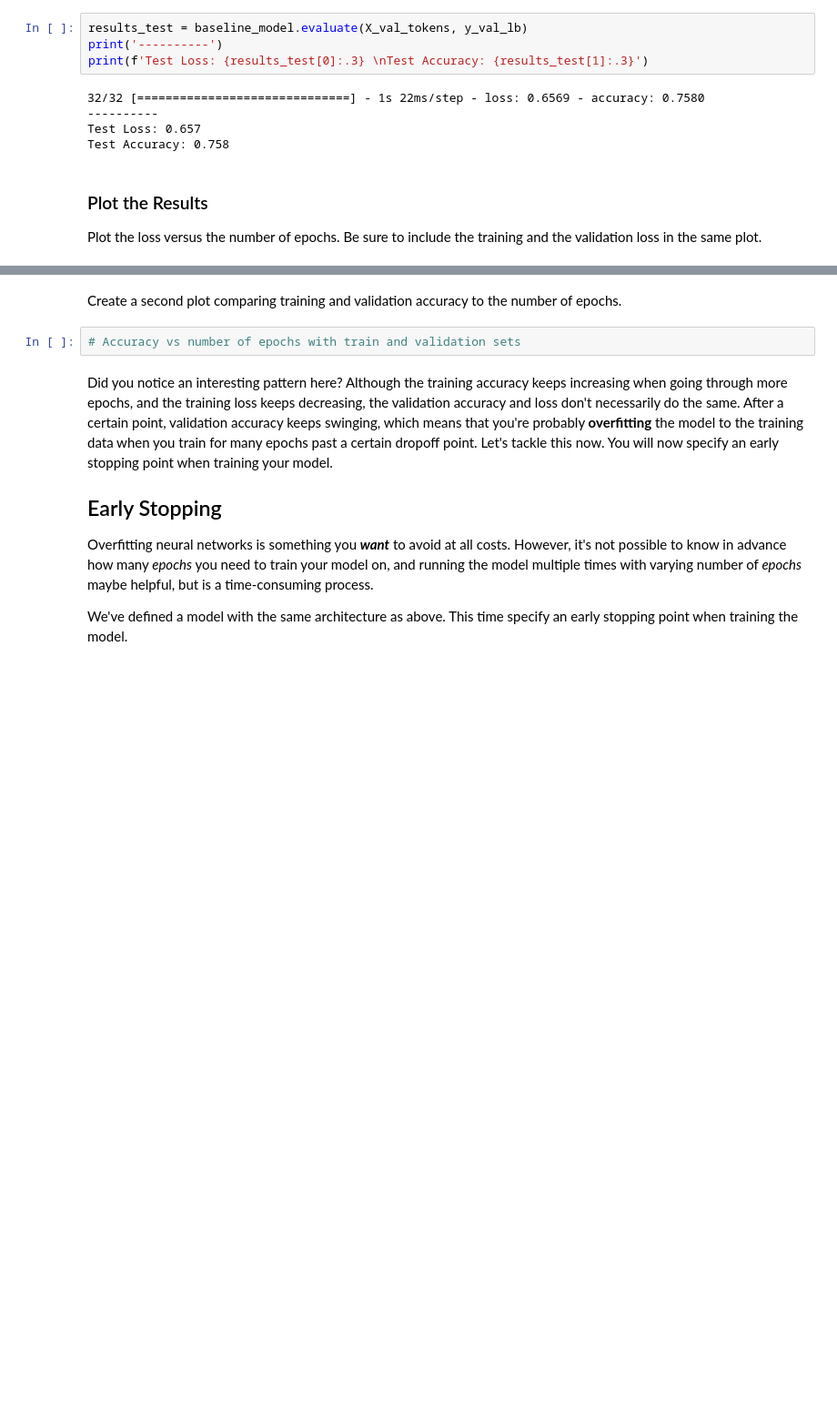
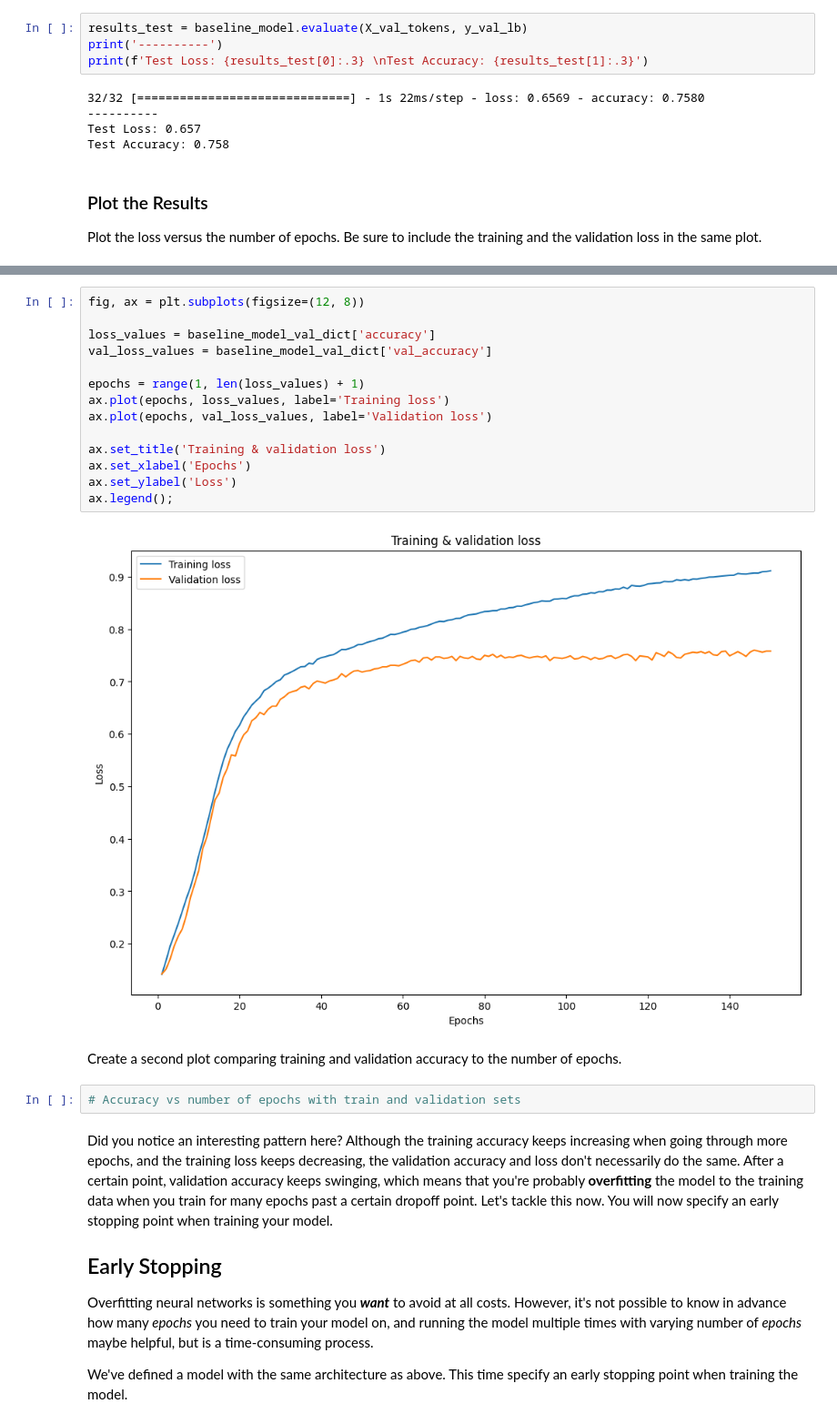
Before and after one commit to dev-ezzy/dsc-tuning-neural-networks-with-regularization-lab-v2-1, a Jupyter notebook: index.ipynb, the cells around one changed output, grey strips where cells are left out. Shown at 91% size. Drawn from its saved outputs; the diff is of its cells as text; blank space fills up the shorter version.

```diff
--- a/index.ipynb
+++ b/index.ipynb
@@ -262,3 +255,19 @@ AttributeError: 'list' object has no attribute 'history'
+# %%
+fig, ax = plt.subplots(figsize=(12, 8))
+
+loss_values = baseline_model_val_dict['accuracy']
+val_loss_values = baseline_model_val_dict['val_accuracy']
+
+epochs = range(1, len(loss_values) + 1)
+ax.plot(epochs, loss_values, label='Training loss')
+ax.plot(epochs, val_loss_values, label='Validation loss')
+
+ax.set_title('Training & validation loss')
+ax.set_xlabel('Epochs')
+ax.set_ylabel('Loss')
+ax.legend();
+# %% [output]
+[figure, added]
 # %% [markdown]
 Create a second plot comparing training and validation accuracy to the number of epochs.
 # %%
```
Also changed, not shown: parts of 3 cells of this notebook.
